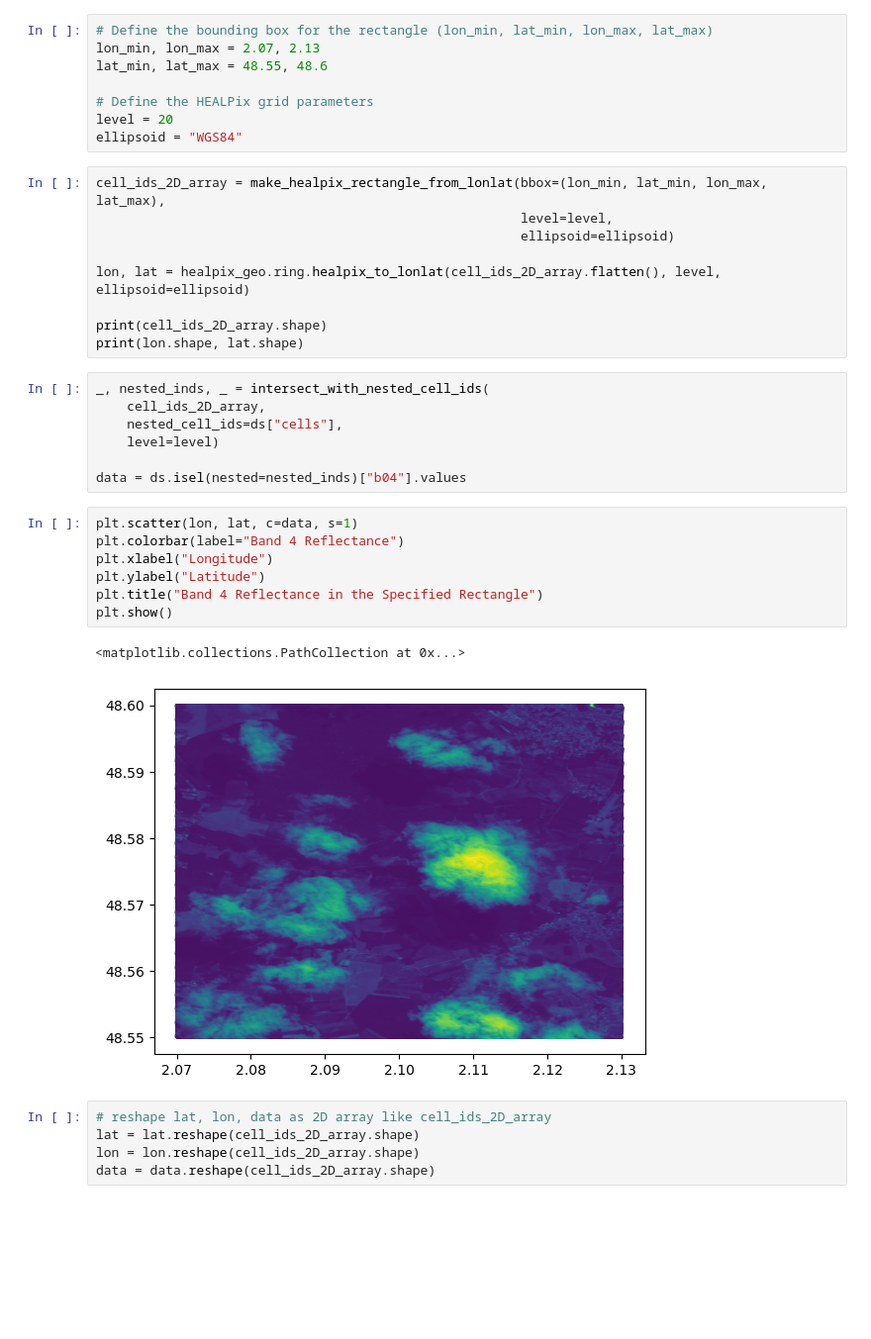
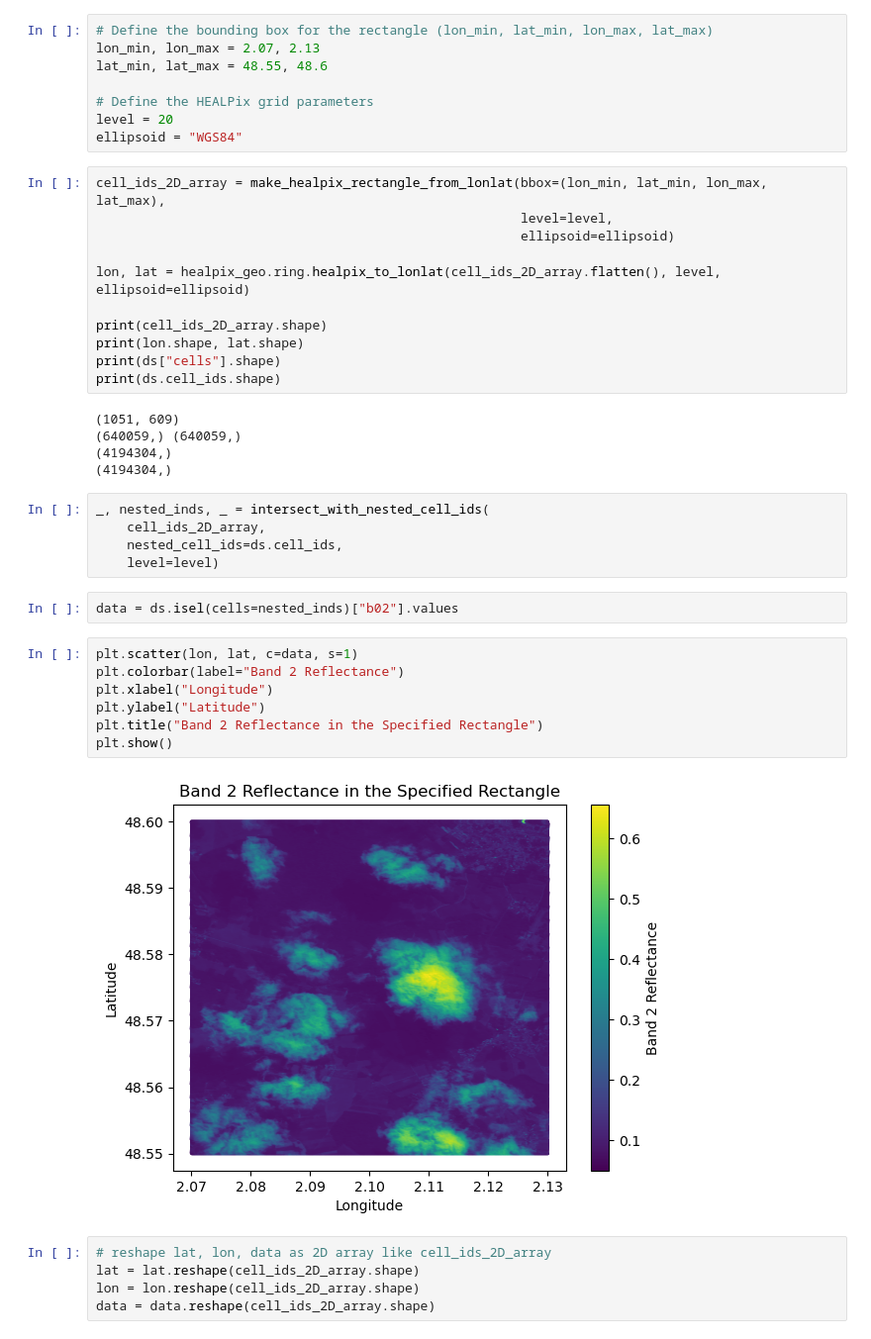
Before and after one commit to EOPF-DGGS/healpix-analyse, a Jupyter notebook: Notebooks/Test_resampling_powerspectra-s2-l2a.ipynb, the cells around one changed output. Shown at 99% size. Saved outputs shown, nothing was run; the diff lists cells and outputs as text; blank space fills up the shorter version.

Commit message:
Test with the cell_id selection with two different datasets

```diff
--- a/Notebooks/Test_resampling_powerspectra-s2-l2a.ipynb
+++ b/Notebooks/Test_resampling_powerspectra-s2-l2a.ipynb
@@ -83,23 +83,29 @@ lon, lat = healpix_geo.ring.healpix_to_lonlat(cell_ids_2D_array.flatten(), level
 
 print(cell_ids_2D_array.shape)
 print(lon.shape, lat.shape)
+print(ds["cells"].shape)
+print(ds.cell_ids.shape)
+# %% [output]
+(1051, 609)
+(640059,) (640059,)
+(4194304,)
+(4194304,)
 # %%
 _, nested_inds, _ = intersect_with_nested_cell_ids(
     cell_ids_2D_array,
-    nested_cell_ids=ds["cells"],
+    nested_cell_ids=ds.cell_ids,
     level=level)
-
-data = ds.isel(nested=nested_inds)["b04"].values
+# %%
+data = ds.isel(cells=nested_inds)["b02"].values
 # %%
 plt.scatter(lon, lat, c=data, s=1)
-plt.colorbar(label="Band 4 Reflectance")
+plt.colorbar(label="Band 2 Reflectance")
 plt.xlabel("Longitude")
 plt.ylabel("Latitude")
-plt.title("Band 4 Reflectance in the Specified Rectangle")
+plt.title("Band 2 Reflectance in the Specified Rectangle")
 plt.show()
 # %% [output]
-<matplotlib.collections.PathCollection at 0x...>
-[figure, old version]
+[figure, new version]
 # %%
 # reshape lat, lon, data as 2D array like cell_ids_2D_array
 lat = lat.reshape(cell_ids_2D_array.shape)
```
Also changed, not shown: parts of 21 cells of this notebook.
